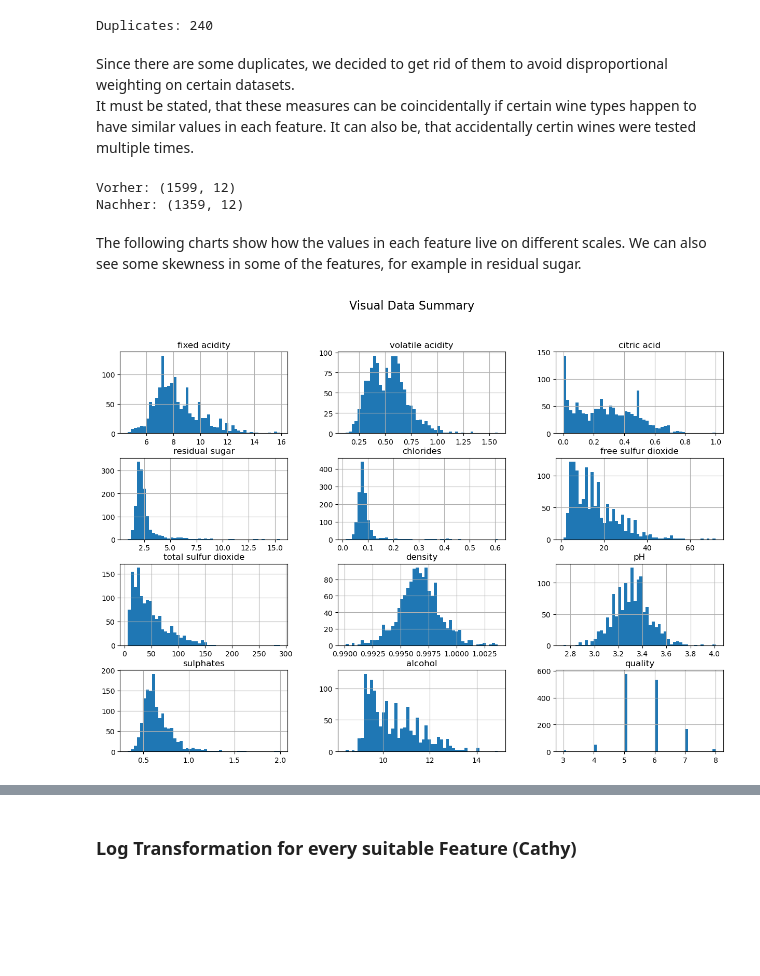
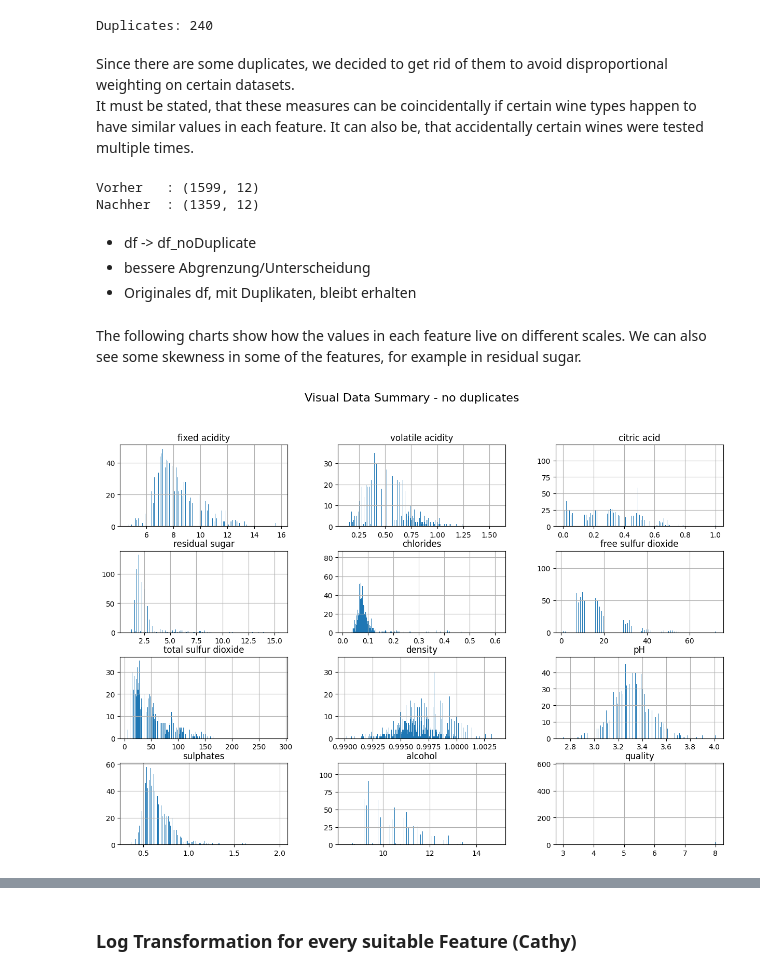
Before and after one commit to McRicecorn/NeuronaleNetze_WineQuality, a Jupyter notebook: Project1_Wine.ipynb, the cells around one changed output, grey strips where cells are left out. Saved outputs shown, nothing was run; the diff lists cells and outputs as text; code cells hidden in the pictures; blank space fills up the shorter version.

Commit message:
visual-comparison Graphe added comments/ideas added changed variable  df = df.noDuplikates --> df_noDuplikates

```diff
--- a/Project1_Wine.ipynb
+++ b/Project1_Wine.ipynb
@@ -166,25 +148,30 @@ print("Duplicates:", dups)
 Duplicates: 240
 # %% [markdown]
 Since there are some duplicates, we decided to get rid of them to avoid disproportional weighting on certain datasets.
-It must be stated, that these measures can be coincidentally if certain wine types happen to have similar values in each feature. It can also be, that accidentally certin wines were tested multiple times.
+It must be stated, that these measures can be coincidentally if certain wine types happen to have similar values in each feature. It can also be, that accidentally certain wines were tested multiple times.
 # %%
-print("Vorher:", df.shape)
-df = df.drop_duplicates()
-print("Nachher:", df.shape)
+print("Vorher   :", df.shape)
+df_noDuplicates = df.drop_duplicates()
+print("Nachher  :", df_noDuplicates.shape)
 # %% [output]
-Vorher: (1599, 12)
-Nachher: (1359, 12)
+Vorher   : (1599, 12)
+Nachher  : (1359, 12)
+# %% [markdown]
+- df -> df_noDuplicate
+- bessere Abgrenzung/Unterscheidung
+- Originales df, mit Duplikaten, bleibt erhalten
 # %% [markdown]
 The following charts show how the values in each feature live on different scales. We can also see some skewness in some of the features, for example in residual sugar.
 # %%
-df.hist(figsize=(15,10), bins=50) #bins anpassen
-plt.suptitle("Visual Data Summary", fontsize=16)
+df_noDuplicates.hist(figsize=(15,10), bins=500) #bins anpassen
+plt.suptitle("Visual Data Summary - no duplicates", fontsize=16)
 plt.show()
 #Motivation: see distributions of features individually -> clear to see skewness, outliers, normality, less chaos
+#Negative  : might be to big
 
 #none equally distributed
 #some skewed right: residual sugar, chlorides, free sulfur dioxide, total sulfur dioxide
 #some approx normal: fixed acidity, citric acid, pH, sulphates, alcohol
 #some approx uniform: volatile acidity, density
 # %% [output]
-[figure, old version]
+[figure, new version]
```
Also changed, not shown: parts of 32 cells of this notebook.
